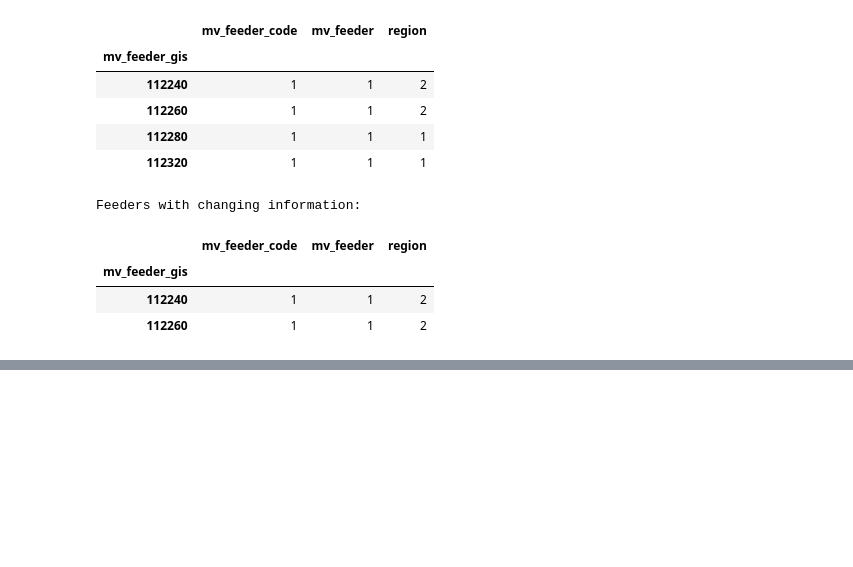
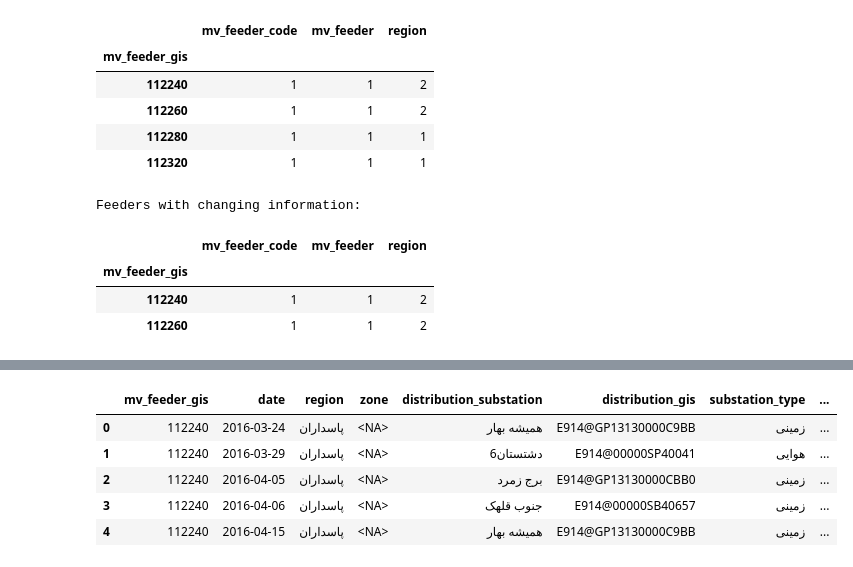
Before and after one commit to Nasim-Amani/grid-failure, a Jupyter notebook: content_daily_feeder_health(II).ipynb, the cells around one changed output, grey strips where cells are left out. Drawn from its saved outputs; the diff is of its cells as text; code cells hidden in the pictures; blank space fills up the shorter version.

```diff
--- a/content_daily_feeder_health(II).ipynb
+++ b/content_daily_feeder_health(II).ipynb
@@ -1480,0 +1464,84 @@ Saved successfully:
+# %%
+# ==========================================
+# Build Complete Daily Feeder Dataset
+# ==========================================
+
+import pandas as pd
+from persiantools.jdatetime import JalaliDate
+
+
+# ==========================================
+# 1. Preserve feeder identity information
+# ==========================================
+
+# These were already confirmed to be constant
+# within each MV feeder.
+
+feeder_info = (
+    df_reference
+    .groupby("mv_feeder_gis")
+    .agg(
+        mv_feeder_code=("mv_feeder_code", "first"),
+        mv_feeder=("mv_feeder", "first")
+    )
+    .reset_index()
+)
+
+
+# ==========================================
+# 2. Preserve dynamic categorical/network data
+# ==========================================
+
+network_cols = [
+    "region",
+    "zone",
+    "distribution_substation",
+    "distribution_gis",
+    "substation_type",
+    "voltage_level",
+    "lv_feeder"
+]
+
+
+# Keep every unique value observed in a feeder-day
+# without one-hot / multi-hot encoding.
+
+def combine_unique_values(series):
+
+    values = (
+        series
+        .dropna()
+        .astype(str)
+        .str.strip()
+    )
+
+    values = [
+        value
+        for value in pd.unique(values)
+        if value != ""
+    ]
+
+    if len(values) == 0:
+        return pd.NA
+
+    return " | ".join(values)
+
+
+daily_network = (
+    df_reference
+    .groupby(
+        [
+            "mv_feeder_gis",
+            "date"
+        ]
+    )[network_cols]
+    .agg(combine_unique_values)
+    .reset_index()
+)
+
+
+print("Daily network dataset shape:")
+print(daily_network.shape)
+
+display(daily_network.head())
+# %% [output]
@@ -1480,0 +1550,6 @@ Saved successfully:
+|  | mv_feeder_gis | date | region | zone | distribution_substation | distribution_gis | substation_type | ... |
+| 0 | 112240 | 2016-03-24 | پاسداران | <NA> | همیشه بهار | E914@GP13130000C9BB | زمینی | ... |
+| 1 | 112240 | 2016-03-29 | پاسداران | <NA> | دشتستان6 | E914@00000SP40041 | هوایی | ... |
+| 2 | 112240 | 2016-04-05 | پاسداران | <NA> | برج زمرد | E914@GP13130000CBB0 | زمینی | ... |
+| 3 | 112240 | 2016-04-06 | پاسداران | <NA> | جنوب قلهک | E914@00000SB40657 | زمینی | ... |
+| 4 | 112240 | 2016-04-15 | پاسداران | <NA> | همیشه بهار | E914@GP13130000C9BB | زمینی | ... |
```
Also changed, not shown: parts of 14 cells of this notebook.
